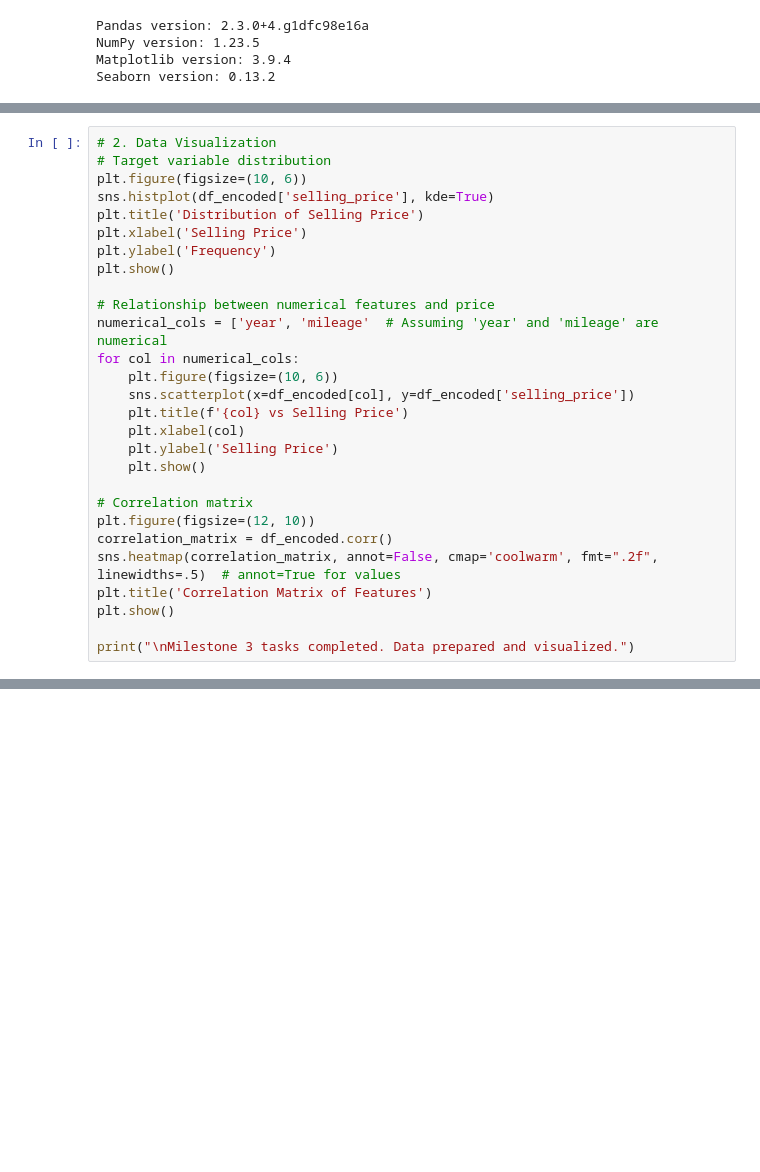
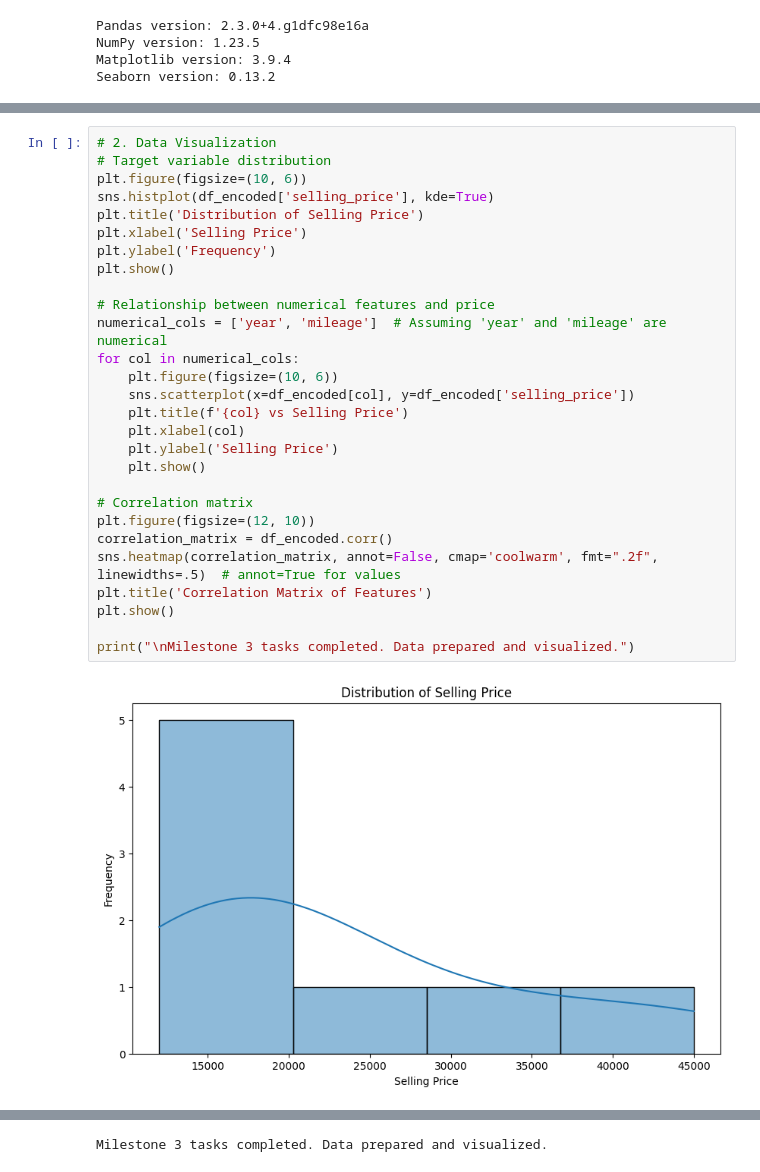
Before and after one commit to ohchch/DDS406-Project, a Jupyter notebook: notebooks/car_price_prediction/milestone3_data_preparation.ipynb, the cells around one changed output, grey strips where cells are left out. Saved outputs shown, nothing was run; the diff lists cells and outputs as text; blank space fills up the shorter version.

```diff
--- a/notebooks/car_price_prediction/milestone3_data_preparation.ipynb
+++ b/notebooks/car_price_prediction/milestone3_data_preparation.ipynb
@@ -72,28 +106,30 @@ print(f"Original columns: {df.shape[1]}, Encoded columns: {df_encoded.shape[1]}"
 # %%
 # 2. Data Visualization
 # Target variable distribution
 plt.figure(figsize=(10, 6))
 sns.histplot(df_encoded['selling_price'], kde=True)
 plt.title('Distribution of Selling Price')
 plt.xlabel('Selling Price')
 plt.ylabel('Frequency')
 plt.show()
 
 # Relationship between numerical features and price
-numerical_cols = ['year', 'mileage'  # Assuming 'year' and 'mileage' are numerical
+numerical_cols = ['year', 'mileage']  # Assuming 'year' and 'mileage' are numerical
 for col in numerical_cols:
     plt.figure(figsize=(10, 6))
     sns.scatterplot(x=df_encoded[col], y=df_encoded['selling_price'])
     plt.title(f'{col} vs Selling Price')
     plt.xlabel(col)
     plt.ylabel('Selling Price')
     plt.show()
 
 # Correlation matrix
 plt.figure(figsize=(12, 10))
 correlation_matrix = df_encoded.corr()
 sns.heatmap(correlation_matrix, annot=False, cmap='coolwarm', fmt=".2f", linewidths=.5)  # annot=True for values
 plt.title('Correlation Matrix of Features')
 plt.show()
 
 print("\nMilestone 3 tasks completed. Data prepared and visualized.")
+# %% [output]
+[figure, added]
@@ -99,0 +139 @@ print("\nMilestone 3 tasks completed. Data prepared and visualized.")
+Milestone 3 tasks completed. Data prepared and visualized.
```
Also changed, not shown: parts of 3 cells of this notebook, 1 other file.
